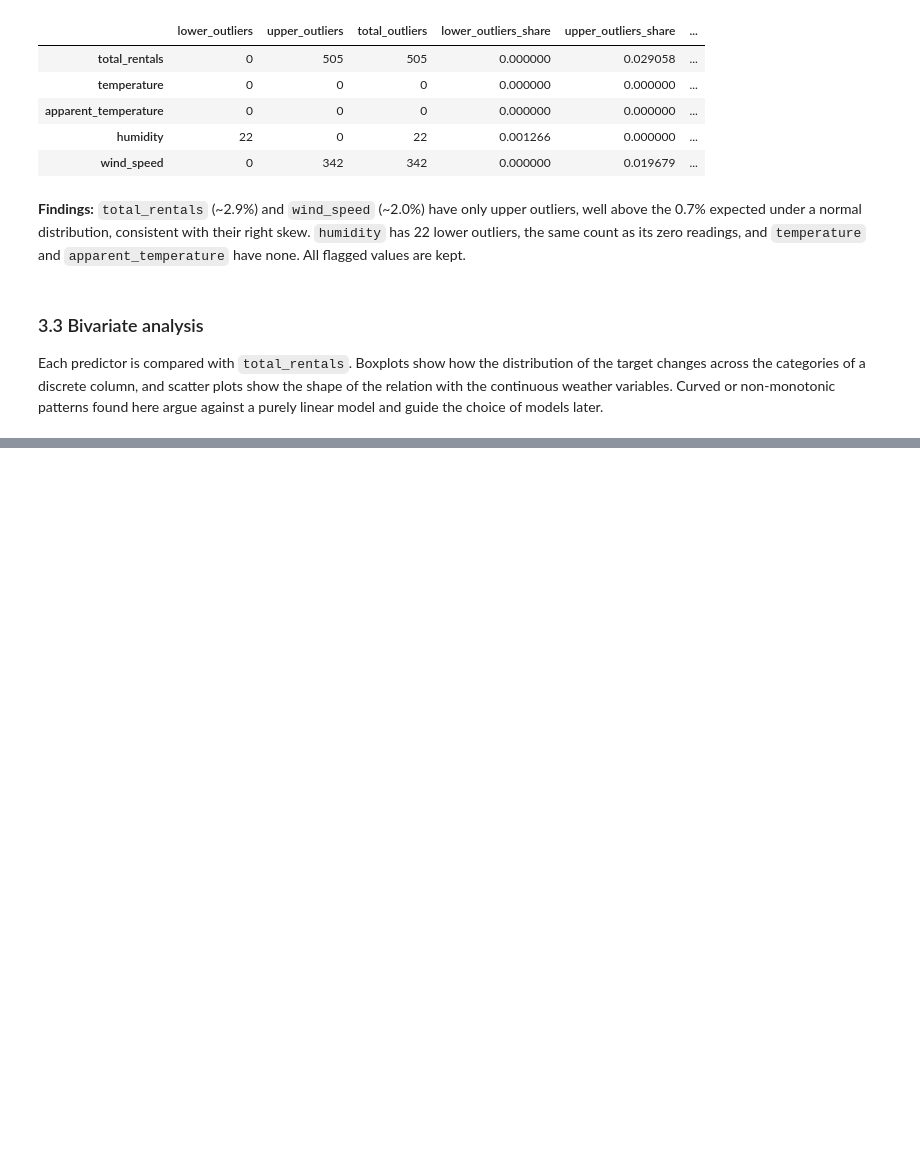
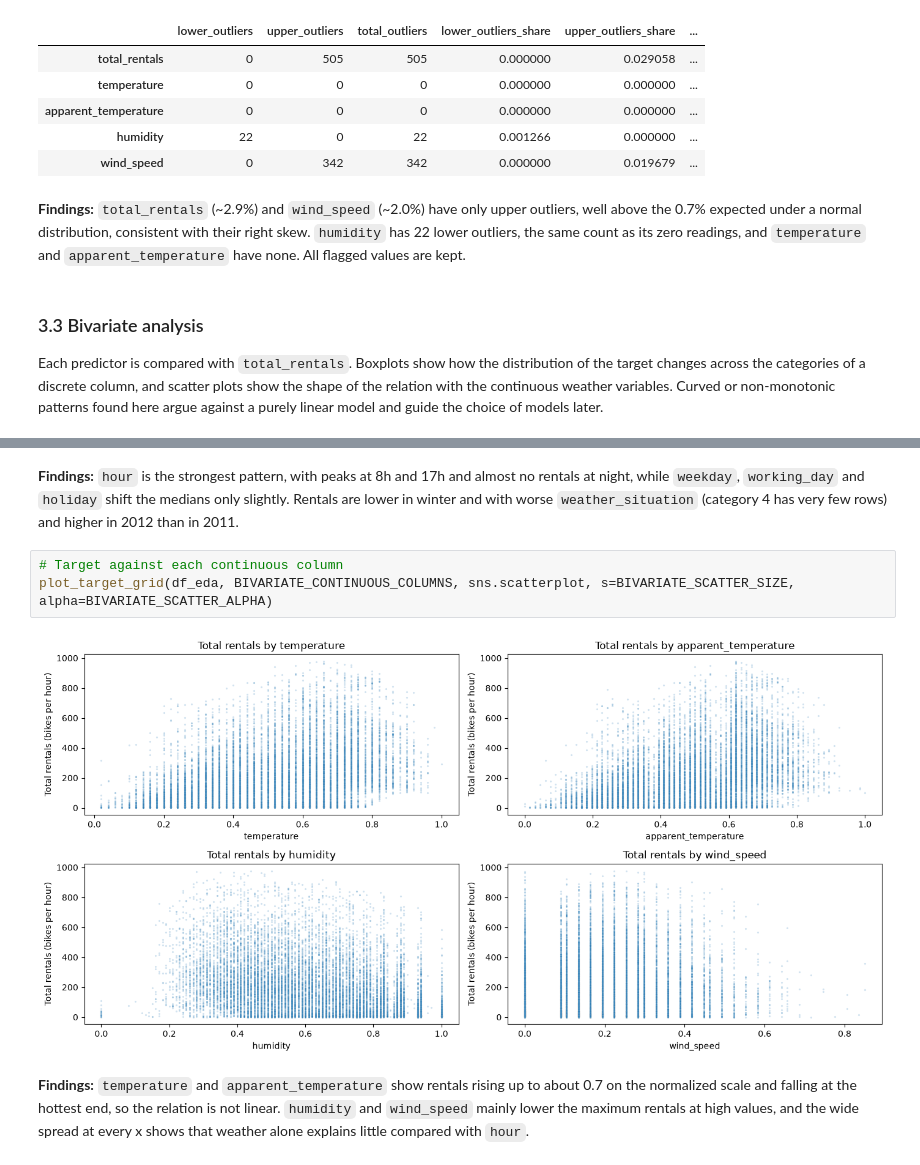
Before and after one commit to Hallason823/MachineLearning-2026.2, a Jupyter notebook: notebooks/01_regression.ipynb, the cells around one changed output, grey strips where cells are left out. Saved outputs shown, nothing was run; the diff lists cells and outputs as text; blank space fills up the shorter version.

```diff
--- a/notebooks/01_regression.ipynb
+++ b/notebooks/01_regression.ipynb
@@ -568,0 +616,9 @@ Each predictor is compared with `total_rentals`. Boxplots show how the distribut
+# %% [markdown]
+**Findings:** `hour` is the strongest pattern, with peaks at 8h and 17h and almost no rentals at night, while `weekday`, `working_day` and `holiday` shift the medians only slightly. Rentals are lower in winter and with worse `weather_situation` (category 4 has very few rows) and higher in 2012 than in 2011.
+# %%
+# Target against each continuous column
+plot_target_grid(df_eda, BIVARIATE_CONTINUOUS_COLUMNS, sns.scatterplot, s=BIVARIATE_SCATTER_SIZE, alpha=BIVARIATE_SCATTER_ALPHA)
+# %% [output]
+[figure, added]
+# %% [markdown]
+**Findings:** `temperature` and `apparent_temperature` show rentals rising up to about 0.7 on the normalized scale and falling at the hottest end, so the relation is not linear. `humidity` and `wind_speed` mainly lower the maximum rentals at high values, and the wide spread at every x shows that weather alone explains little compared with `hour`.
```
Also changed, not shown: parts of 9 cells of this notebook, 1 other file.
